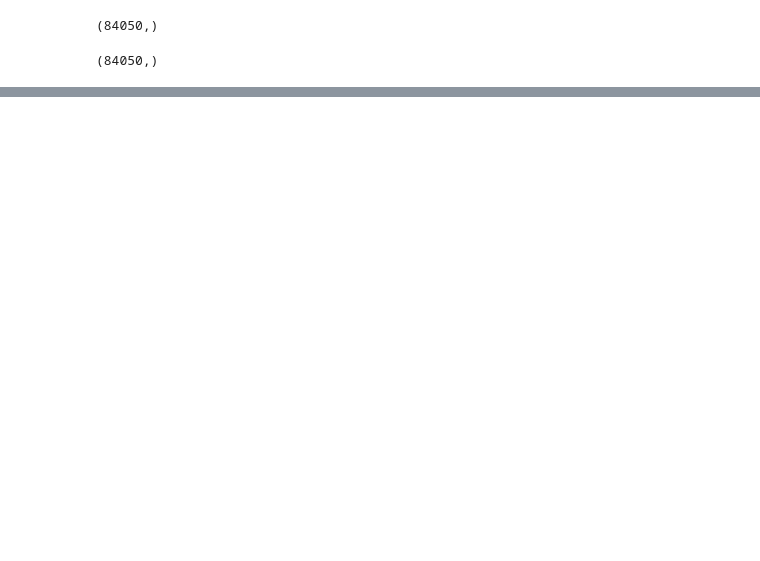
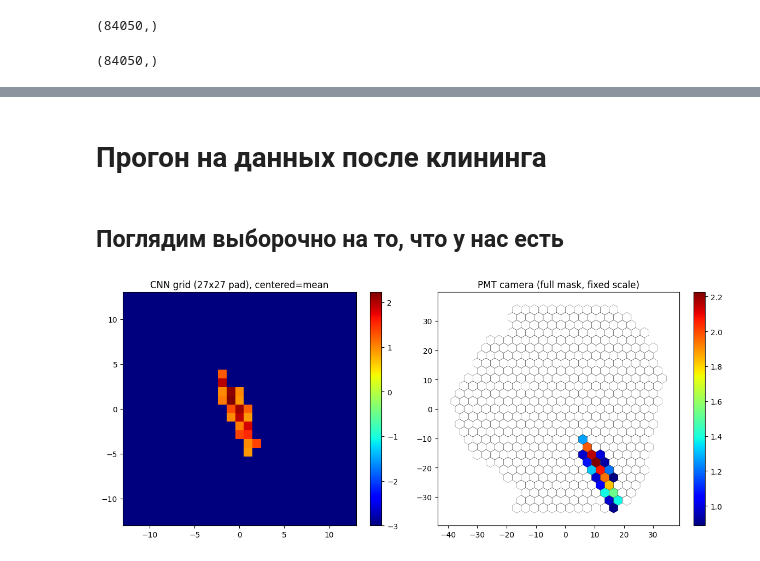
Before and after one commit to satysh/TAIGA_CNN, a Jupyter notebook: test.ipynb, the cells around one changed output, grey strips where cells are left out. Saved outputs shown, nothing was run; the diff lists cells and outputs as text; code cells hidden in the pictures; blank space fills up the shorter version.

```diff
--- a/test.ipynb
+++ b/test.ipynb
@@ -260,0 +314,10 @@ evaluate_accuracy(net, train_loader)
+# %% [markdown]
+# Прогон на данных после клининга
+# %% [markdown]
+## Поглядим выборочно на то, что у нас есть
+# %%
+dataset = CleanEventDataset("/home/ilyas/soft/TAIGA_CNN/data/bpe607_31_da0.0_md5_old_cone/sim/b1/14-7fix/taiga607_clean_iact01_14_7fix_cb1.txt")
+viz = EventVisualizer()
+viz.draw_event(dataset, event_idx=0, log_scale=True, center_mode="mean")
+# %% [output]
+[figure, added]
```
Also changed, not shown: parts of 88 cells of this notebook, 4 other files.
